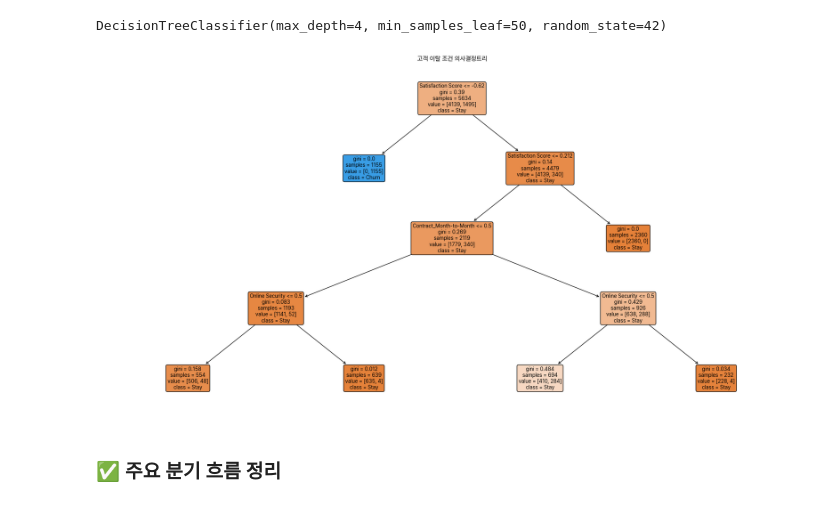
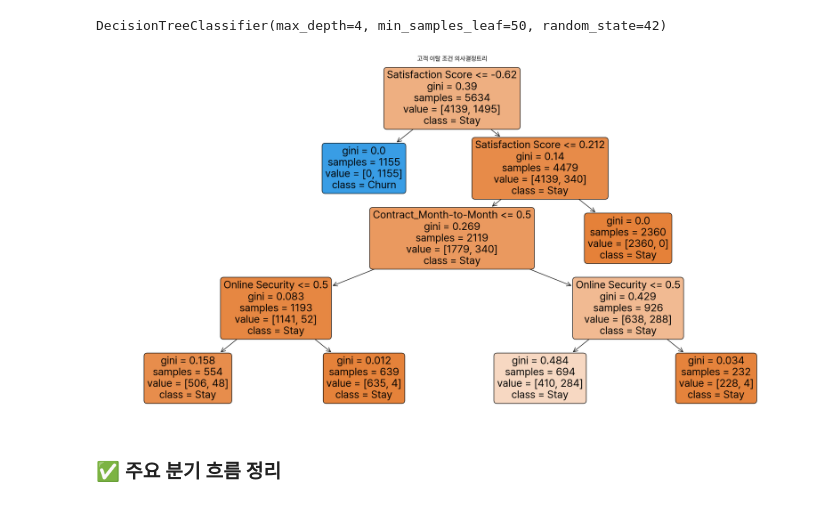
Before and after one commit to yeoyun/TelcoCustomerChurn, a Jupyter notebook: 03.Analysis/02.Decision_Tree.ipynb, the cells around one changed output. Drawn from its saved outputs; the diff is of its cells as text; code cells hidden in the pictures.

```diff
--- a/03.Analysis/02.Decision_Tree.ipynb
+++ b/03.Analysis/02.Decision_Tree.ipynb
@@ -53,18 +53,18 @@ DecisionTreeClassifier(max_depth=4, min_samples_leaf=50, random_state=42)
 # %%
 # ✅ 7. 트리 시각화
 plt.figure(figsize=(24, 12))
 plot_tree(
     tree_model,
     feature_names=X_train.columns,
     class_names=["Stay", "Churn"],
     filled=True,
     rounded=True,
-    fontsize=10
+    fontsize=20
 )
 plt.title("고객 이탈 조건 의사결정트리")
 plt.show()
 # %% [output]
-[figure, old version]
+[figure, new version]
 # %% [markdown]
 ### ✅ 주요 분기 흐름 정리
 # %% [markdown]
```
Also changed, not shown: 9 other files.
